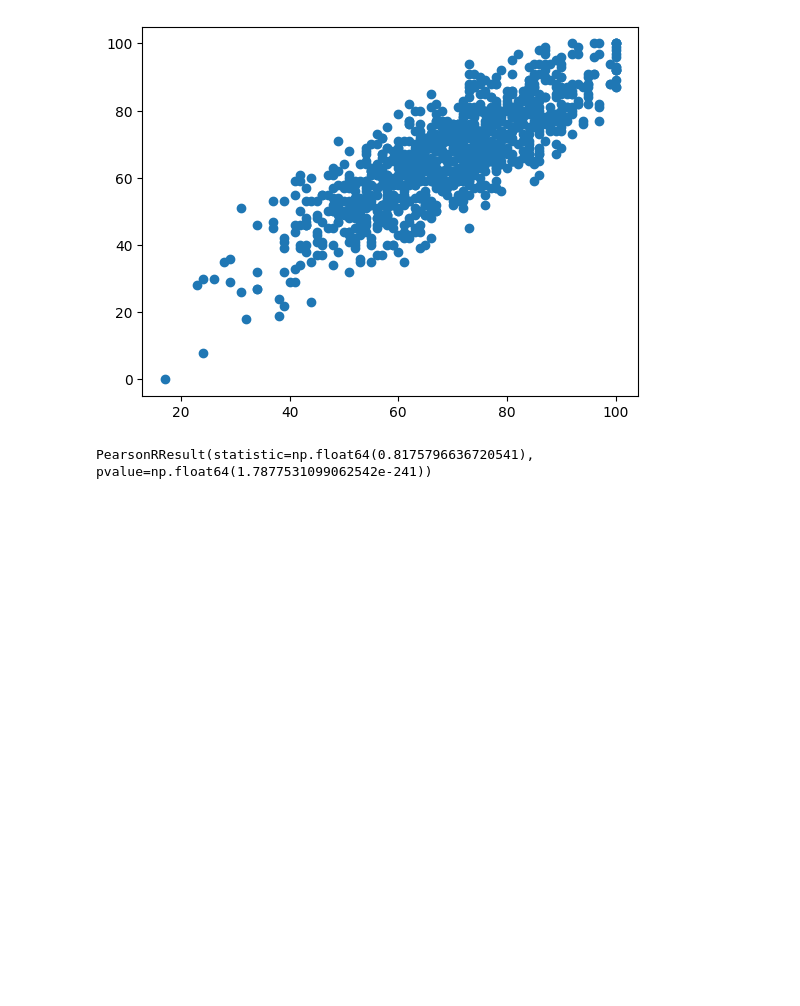
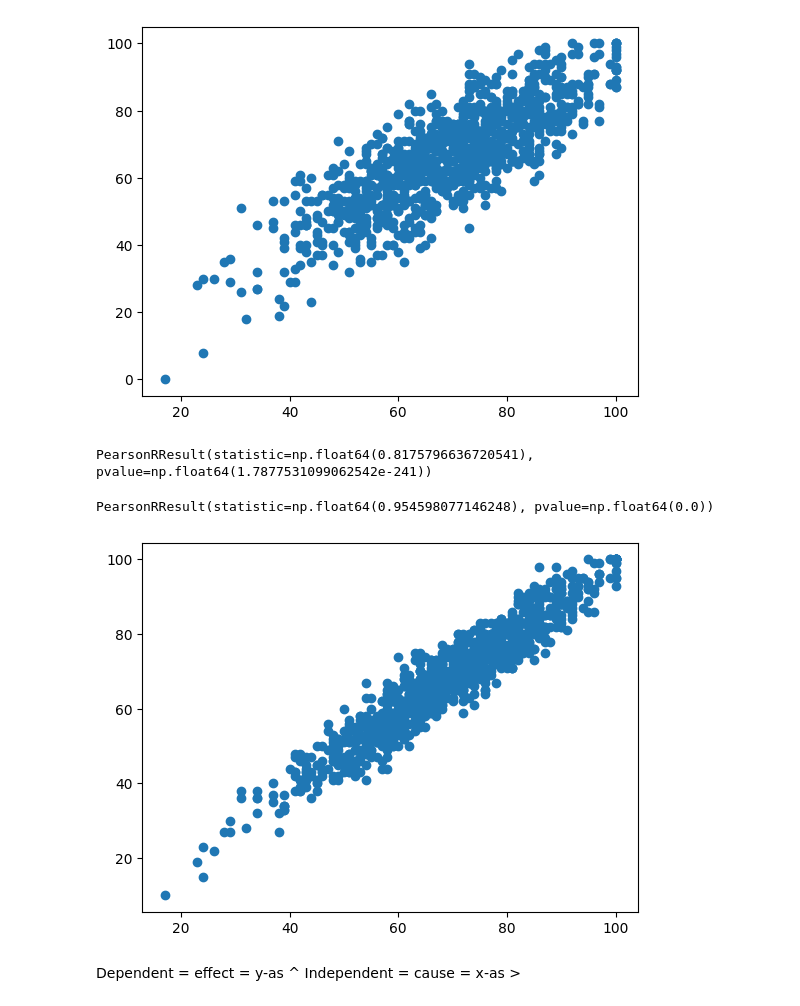
Before and after one commit to Patrick0481/Intro-to-modeling, a Jupyter notebook: Week-1.ipynb, the cells around one changed output. Drawn from its saved outputs; the diff is of its cells as text; code cells hidden in the pictures; blank space fills up the shorter version.

```diff
--- a/Week-1.ipynb
+++ b/Week-1.ipynb
@@ -1,9 +1,10 @@
 # %% [markdown]
 Week 1 of introduction to modeling
 # %%
+#%pip install pandas
 import pandas as pd
 
-url = 'https://raw.githubusercontent.com/Patrick0481/Intro-to-modeling/refs/heads/main/StudentsPerformance.csv?token=GHSAT0AAAAAADKNWND7UXJ5NTF6KS3UOWFQ2F747FA'
+url = 'https://raw.githubusercontent.com/Patrick0481/Intro-to-modeling/refs/heads/main/StudentsPerformance.csv?token=GHSAT0AAAAAADKOZNJ5ZVDQGMC4F4SU2TQ22GADW6A'
 StudentPerformance = pd.read_csv(url)
 # %%
 #check that the importing went correctly
@@ -39,3 +40,16 @@ math_scores = StudentPerformance['math_score']
 stats.pearsonr(reading_scores, math_scores)
 # %% [output]
 PearsonRResult(statistic=np.float64(0.8175796636720541), pvalue=np.float64(1.7877531099062542e-241))
+# %%
+#In-class exercise: correlation bewteen reading scores and writing scores.
+import matplotlib.pyplot as plt
+import scipy.stats as stats
+
+writing_scores = StudentPerformance['writing_score']
+reading_scores = StudentPerformance['reading_score']
+
+plt.scatter(reading_scores, writing_scores)
+stats.pearsonr(writing_scores, reading_scores)
+# %% [output]
+PearsonRResult(statistic=np.float64(0.954598077146248), pvalue=np.float64(0.0))
+[figure, added]
@@ -41,0 +80,3 @@ PearsonRResult(statistic=np.float64(0.8175796636720541), pvalue=np.float64(1.787
+# %% [markdown]
+Dependent = effect = y-as ^
+Independent = cause = x-as >
```
Also changed, not shown: parts of 3 cells of this notebook.
